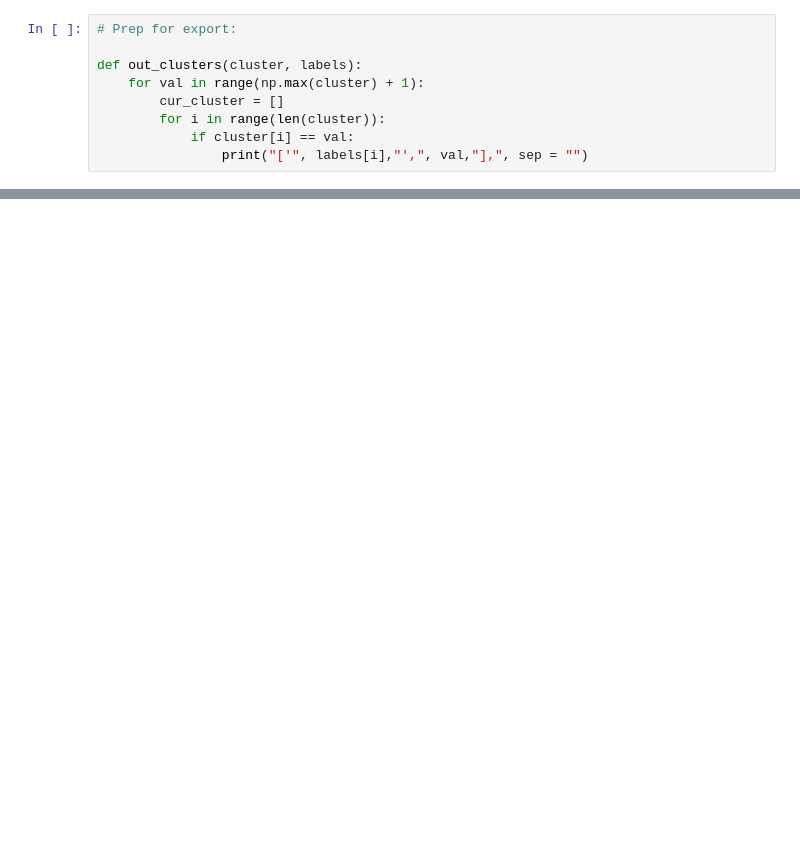
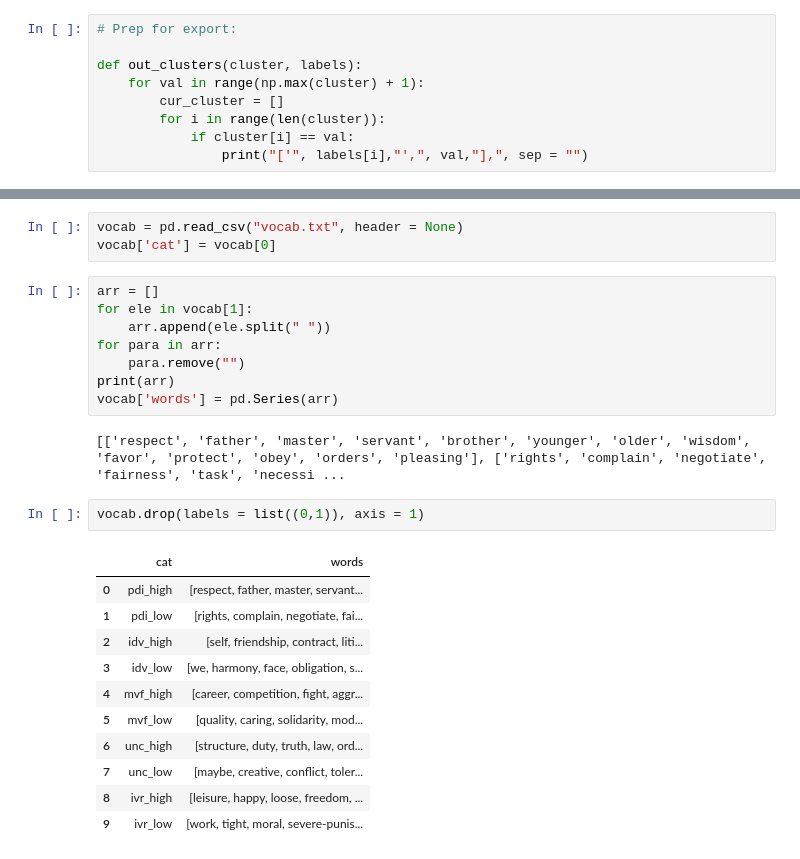
Before and after one commit to isaacw67/proj_ml_clustering, a Jupyter notebook: clustering_experiments.ipynb, the cells around one changed output, grey strips where cells are left out. Saved outputs shown, nothing was run; the diff lists cells and outputs as text; blank space fills up the shorter version.

```diff
--- a/clustering_experiments.ipynb
+++ b/clustering_experiments.ipynb
@@ -433,0 +448,27 @@ out_clusters(meaner.labels_, countries["Country"])
+# %%
+vocab = pd.read_csv("vocab.txt", header = None)
+vocab['cat'] = vocab[0]
+# %%
+arr = []
+for ele in vocab[1]:
+    arr.append(ele.split(" "))
+for para in arr:
+    para.remove("")
+print(arr)
+vocab['words'] = pd.Series(arr)
+# %% [output]
+[['respect', 'father', 'master', 'servant', 'brother', 'younger', 'older', 'wisdom', 'favor', 'protect', 'obey', 'orders', 'pleasing'], ['rights', 'complain', 'negotiate', 'fairness', 'task', 'necessi ...
+# %%
+vocab.drop(labels = list((0,1)), axis = 1)
+# %% [output]
+|  | cat | words |
+| 0 | pdi_high | [respect, father, master, servant... |
+| 1 | pdi_low | [rights, complain, negotiate, fai... |
+| 2 | idv_high | [self, friendship, contract, liti... |
+| 3 | idv_low | [we, harmony, face, obligation, s... |
+| 4 | mvf_high | [career, competition, fight, aggr... |
+| 5 | mvf_low | [quality, caring, solidarity, mod... |
+| 6 | unc_high | [structure, duty, truth, law, ord... |
+| 7 | unc_low | [maybe, creative, conflict, toler... |
+| 8 | ivr_high | [leisure, happy, loose, freedom, ... |
+| 9 | ivr_low | [work, tight, moral, severe-punis... |
```
Also changed, not shown: parts of 15 cells of this notebook, 14 other files.
